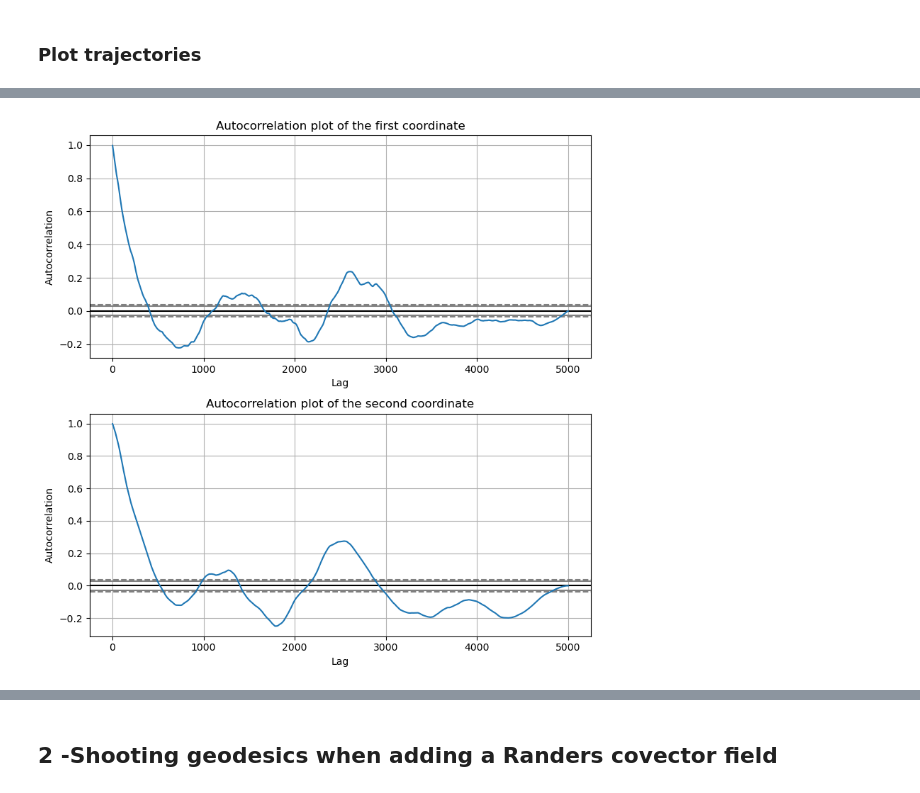
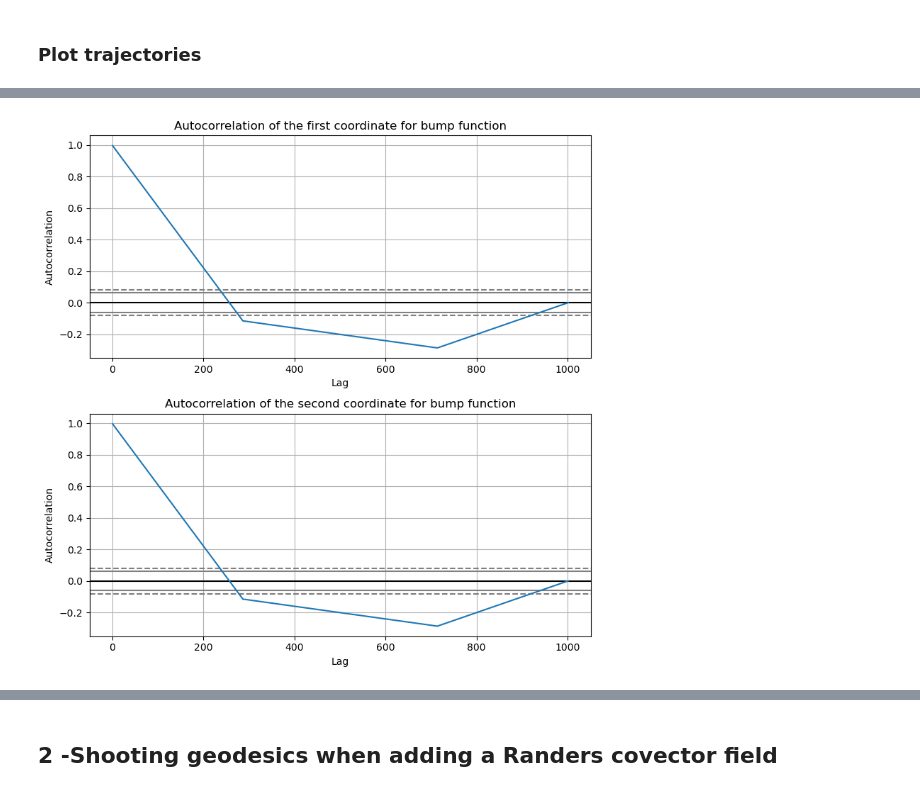
Before and after one commit to abelmaxv/geodesic_toolbox, a Jupyter notebook: experiment/RM_HMC.ipynb, the cells around one changed output, grey strips where cells are left out. Cells and saved outputs as stored; diff of their text form; code cells hidden in the pictures.

```diff
--- a/experiment/RM_HMC.ipynb
+++ b/experiment/RM_HMC.ipynb
@@ -214,11 +245,11 @@ class PosteriorImplicitRHMCSampler(ImplicitRHMCSampler):
         prior_term = -0.5/self.alpha*(beta**2).sum(dim=1)
         return -(lh_term + prior_term)
 # %%
-l = 10 # Number of leapfrog steps
+l = 5 # Number of leapfrog steps
 N_fx = 5 # Number of iteration in the fixed point method
 gamma = 0.35 # Step size
-N_run = 5000 # Number of Monte Carlo steps
-N_chain = 1 # Number of MCMC ran in parallel
+N_run = 1000 # Number of Monte Carlo steps
+N_chain = 3 # Number of MCMC ran in parallel
 
 
 sampler = PosteriorImplicitRHMCSampler(
@@ -230,6 +261,7 @@ sampler = PosteriorImplicitRHMCSampler(
     N_fx= N_fx,
     gamma = gamma,
     N_run = N_run,
+    skip_acceptance = False
 )
 # %%
 beta_0 = torch.randn(N_chain ,N_features+1, generator = generator)
@@ -401,7 +433,7 @@ class RingCometricBump(CoMetric):
     """
 
     def __init__(self, alpha : torch.Tensor):
-        super().__init__(is_diag = False)
+        super().__init__(is_diag = True)
         assert alpha<1
         self.alpha = alpha
 
@@ -413,12 +445,12 @@ class RingCometricBump(CoMetric):
             p (torch.Tensor):  (Batch of) points on the manifold of shape (N_batch, 2).
 
         Returns:
-            torch.Tensor: (Batch of) cometric tensors of shape (N_batch, 2, 2).
+            torch.Tensor: (Batch of) cometric tensors of shape (N_batch, 2).
         """
-        norm = torch.sqrt(torch.sum(p**2, axis = 1))
+        norm = torch.sqrt(torch.sum(p**2, dim = 1, keepdim = True))
         bump_val = bump_fun((1-norm)/self.alpha)
-        I = torch.eye(2).unsqueeze(0)
-        return bump_val.view(p.shape[0], 1, 1)*I
+        diags = bump_val.expand(-1,2)
+        return diags
 # %%
 from torch.special import erf
 
@@ -508,11 +523,11 @@ class ImplicitRHMCSamplerCorrect(ImplicitRHMCSampler):
 # %%
-l = 10 # Number of leapfrog steps
+l = 5 # Number of leapfrog steps
 N_fx = 6 # Number of iteration in the fixed point method
 gamma = 0.01 # Step size
-N_run = 5000 # Number of Monte Carlo steps
+N_run = 1000 # Number of Monte Carlo steps
 N_chain = 1 # Number of MCMC ran in parallel
 
-sampler_bump = ImplicitRHMCSamplerCorrect(
+sampler_bump = ImplicitRHMCSampler(
     cometric = ring_cometric_bump,
     l = l,
     N_fx= N_fx,
@@ -521,7 +536,7 @@ sampler_bump = ImplicitRHMCSamplerCorrect(
     #skip_acceptance= True
 )
 
-sampler_rect = ImplicitRHMCSamplerCorrect(
+sampler_rect = ImplicitRHMCSampler(
     cometric = ring_cometric_rect,
     l = l,
     N_fx= N_fx,
@@ -530,6 +545,6 @@ sampler_rect = ImplicitRHMCSamplerCorrect(
     #skip_acceptance= True
 )
 # %%
-p_0 = torch.tensor([[0.,1.]])
+p_0 = torch.tensor([[0.,1.]]).repeat(N_chain, 1)
 traj_bump, acc_rate_bump = sampler_bump.sample(p_0, return_traj=True, return_acceptance= True, progress= True)
 # %%
@@ -574,10 +587,10 @@ plot_trajectory_on_density(ring_density_bump, traj_rect[0,:,:], grid_res= 1000,
 # %%
 fig, axs = plt.subplots(2, 1, figsize = (8,8))
-autocorrelation_plot(traj[0,:, 0], axs[0])
-axs[0].set_title("Autocorrelation plot of the first coordinate")
-autocorrelation_plot(traj[0,:, 1], axs[1])
-axs[1].set_title("Autocorrelation plot of the second coordinate")
+autocorrelation_plot(traj_bump[0,:, 0], axs[0])
+axs[0].set_title("Autocorrelation of the first coordinate for bump function")
+autocorrelation_plot(traj_bump[0,:, 1], axs[1])
+axs[1].set_title("Autocorrelation of the second coordinate for bump function")
 fig.tight_layout()
 plt.show()
 # %% [output]
-[figure, old version]
+[figure, new version]
```
Also changed, not shown: parts of 23 cells of this notebook, 2 other files.
